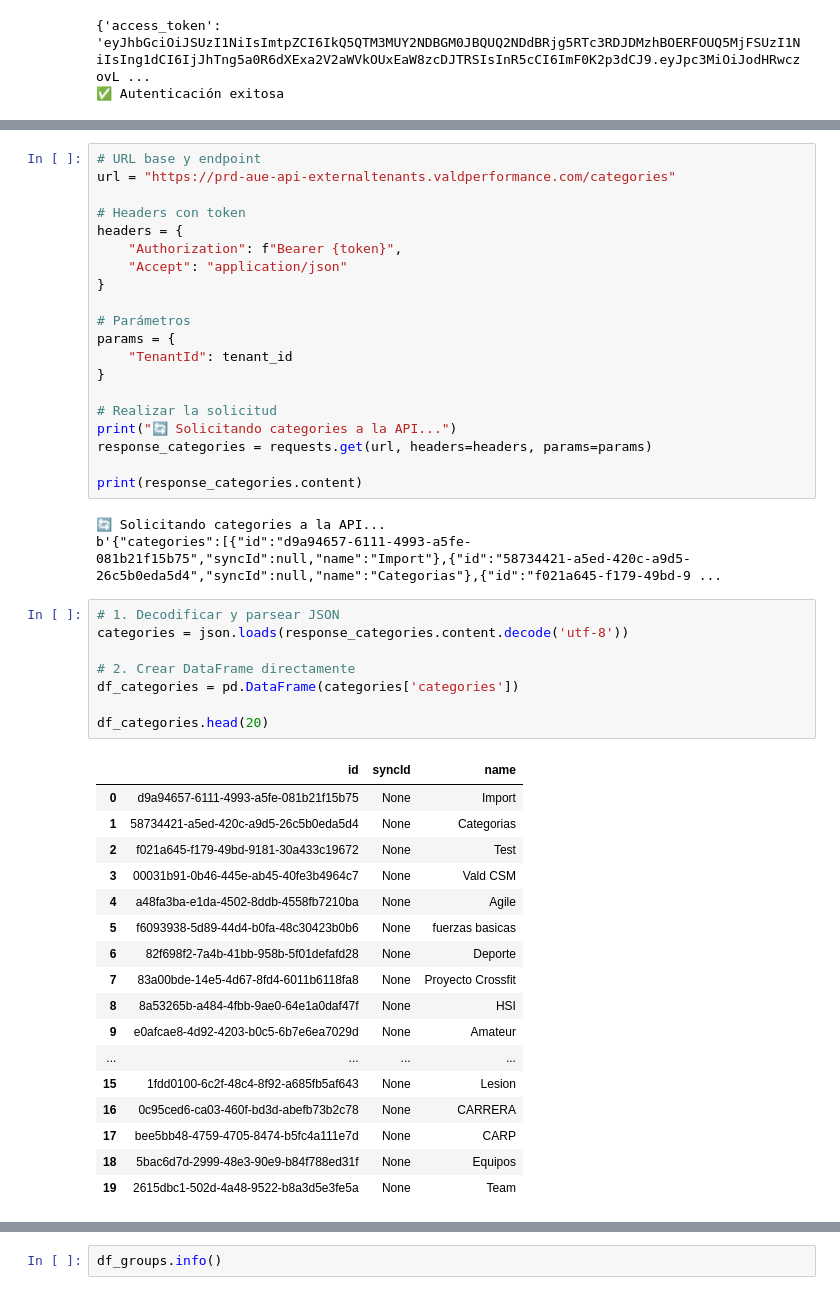
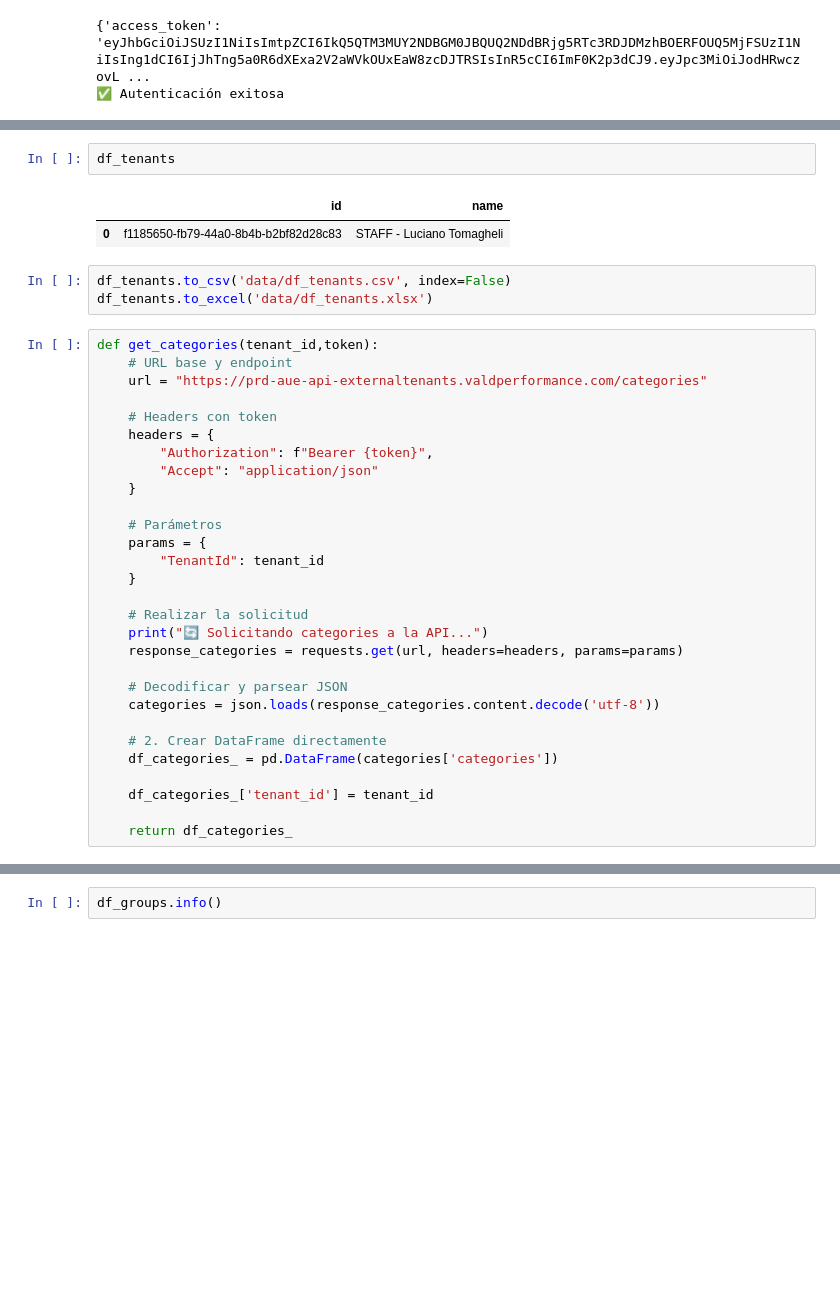
Before and after one commit to fideito10/vald, a Jupyter notebook: lucas/datosvalt_v2.ipynb, the cells around one changed output, grey strips where cells are left out. Drawn from its saved outputs; the diff is of its cells as text; blank space fills up the shorter version.

```diff
--- a/lucas/datosvalt_v2.ipynb
+++ b/lucas/datosvalt_v2.ipynb
@@ -98,52 +99,40 @@ except requests.exceptions.RequestException as e:
     }
   ]
 }
+# %%
+df_tenants
+# %% [output]
+|  | id | name |
+| 0 | f1185650-fb79-44a0-8b4b-b2bf82d28c83 | STAFF - Luciano Tomagheli |
+# %%
+df_tenants.to_csv('data/df_tenants.csv', index=False)
+df_tenants.to_excel('data/df_tenants.xlsx')
 # %%
-# URL base y endpoint
-url = "https://prd-aue-api-externaltenants.valdperformance.com/categories"
+def get_categories(tenant_id,token):
+    # URL base y endpoint
+    url = "https://prd-aue-api-externaltenants.valdperformance.com/categories"
 
-# Headers con token
-headers = {
-    "Authorization": f"Bearer {token}",
-    "Accept": "application/json"
-}
+    # Headers con token
+    headers = {
+        "Authorization": f"Bearer {token}",
+        "Accept": "application/json"
+    }
 
-# Parámetros
-params = {
-    "TenantId": tenant_id
-}
+    # Parámetros
+    params = {
+        "TenantId": tenant_id
+    }
 
-# Realizar la solicitud
-print("🔄 Solicitando categories a la API...")
-response_categories = requests.get(url, headers=headers, params=params)
+    # Realizar la solicitud
+    print("🔄 Solicitando categories a la API...")
+    response_categories = requests.get(url, headers=headers, params=params)
 
-print(response_categories.content)
+    # Decodificar y parsear JSON
+    categories = json.loads(response_categories.content.decode('utf-8'))
+
+    # 2. Crear DataFrame directamente
+    df_categories_ = pd.DataFrame(categories['categories'])
+
+    df_categories_['tenant_id'] = tenant_id
+
+    return df_categories_
-# %% [output]
-🔄 Solicitando categories a la API...
-b'{"categories":[{"id":"d9a94657-6111-4993-a5fe-081b21f15b75","syncId":null,"name":"Import"},{"id":"58734421-a5ed-420c-a9d5-26c5b0eda5d4","syncId":null,"name":"Categorias"},{"id":"f021a645-f179-49bd-9 ...
-# %%
-# 1. Decodificar y parsear JSON
-categories = json.loads(response_categories.content.decode('utf-8'))
-
-# 2. Crear DataFrame directamente
-df_categories = pd.DataFrame(categories['categories'])
-
-df_categories.head(20)
-# %% [output]
-|  | id | syncId | name |
-| 0 | d9a94657-6111-4993-a5fe-081b21f15b75 | None | Import |
-| 1 | 58734421-a5ed-420c-a9d5-26c5b0eda5d4 | None | Categorias |
-| 2 | f021a645-f179-49bd-9181-30a433c19672 | None | Test |
-| 3 | 00031b91-0b46-445e-ab45-40fe3b4964c7 | None | Vald CSM |
-| 4 | a48fa3ba-e1da-4502-8ddb-4558fb7210ba | None | Agile |
-| 5 | f6093938-5d89-44d4-b0fa-48c30423b0b6 | None | fuerzas basicas |
-| 6 | 82f698f2-7a4b-41bb-958b-5f01defafd28 | None | Deporte |
-| 7 | 83a00bde-14e5-4d67-8fd4-6011b6118fa8 | None | Proyecto Crossfit |
-| 8 | 8a53265b-a484-4fbb-9ae0-64e1a0daf47f | None | HSI |
-| 9 | e0afcae8-4d92-4203-b0c5-6b7e6ea7029d | None | Amateur |
-| ... | ... | ... | ... |
-| 15 | 1fdd0100-6c2f-48c4-8f92-a685fb5af643 | None | Lesion |
-| 16 | 0c95ced6-ca03-460f-bd3d-abefb73b2c78 | None | CARRERA |
-| 17 | bee5bb48-4759-4705-8474-b5fc4a111e7d | None | CARP |
-| 18 | 5bac6d7d-2999-48e3-90e9-b84f788ed31f | None | Equipos |
-| 19 | 2615dbc1-502d-4a48-9522-b8a3d5e3fe5a | None | Team |
```
Also changed, not shown: parts of 41 cells of this notebook, 14 other files.
